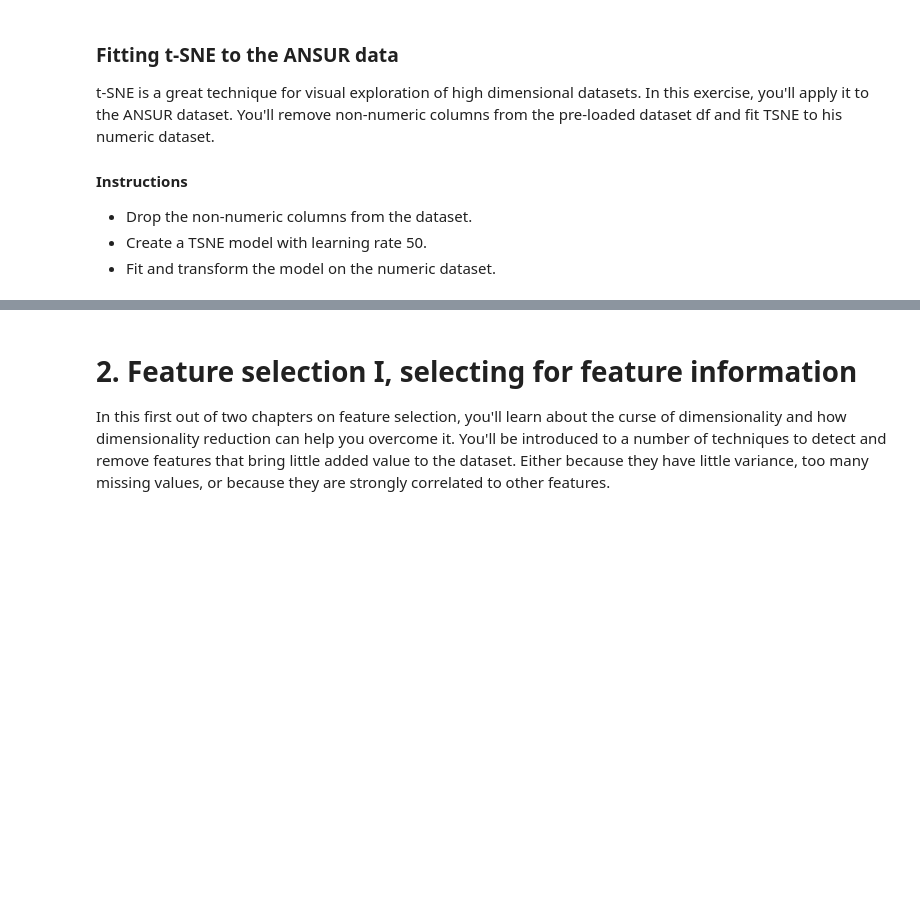
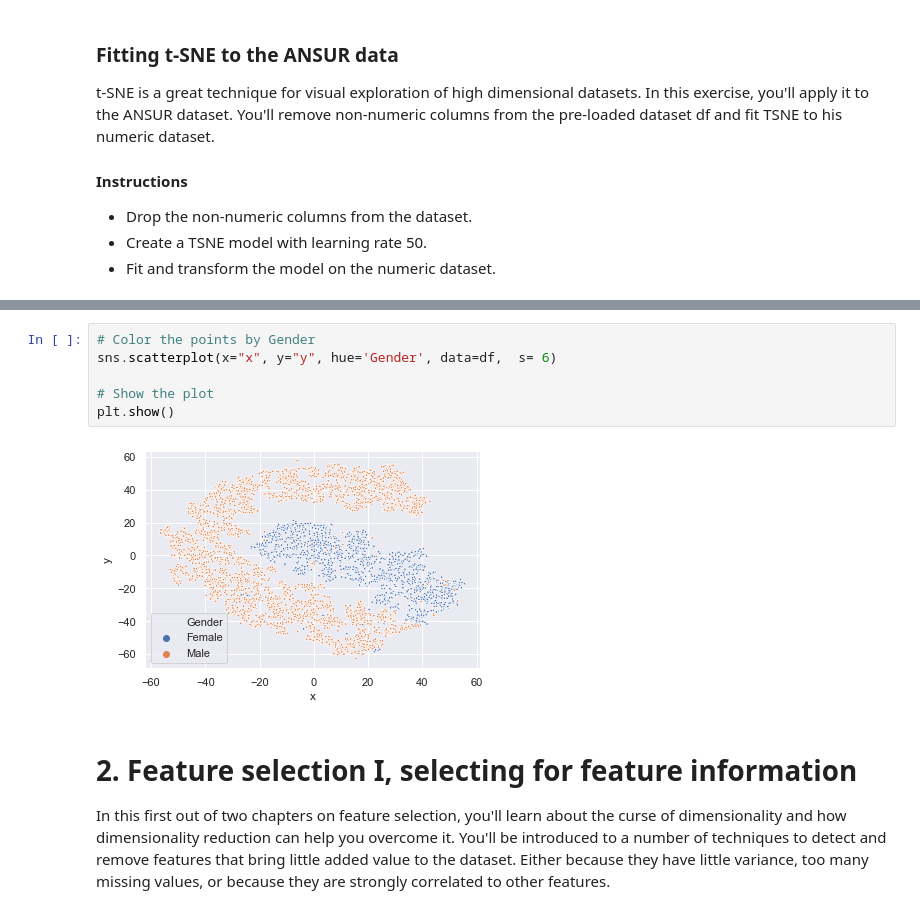
Before and after one commit to ggjuancamilo/DataCamp, a Jupyter notebook: Machine Learning Scientist with python/07- Dimensionality Reduction/Code/Dimensionality Reduction in Python.ipynb, the cells around one changed output, grey strips where cells are left out. Cells and saved outputs as stored; diff of their text form; blank space fills up the shorter version.

```diff
--- a/Machine Learning Scientist with python/07- Dimensionality Reduction/Code/Dimensionality Reduction in Python.ipynb
+++ b/Machine Learning Scientist with python/07- Dimensionality Reduction/Code/Dimensionality Reduction in Python.ipynb
@@ -109,3 +173,11 @@ non_numeric = ['Branch', 'Gender', 'Component']
+# %%
+# Color the points by Gender
+sns.scatterplot(x="x", y="y", hue='Gender', data=df,  s= 6)
+
+# Show the plot
+plt.show()
+# %% [output]
+[figure, added]
 # %% [markdown]
 # 2. Feature selection I, selecting for feature information
 
```
Also changed, not shown: parts of 28 cells of this notebook, 7 other files.
